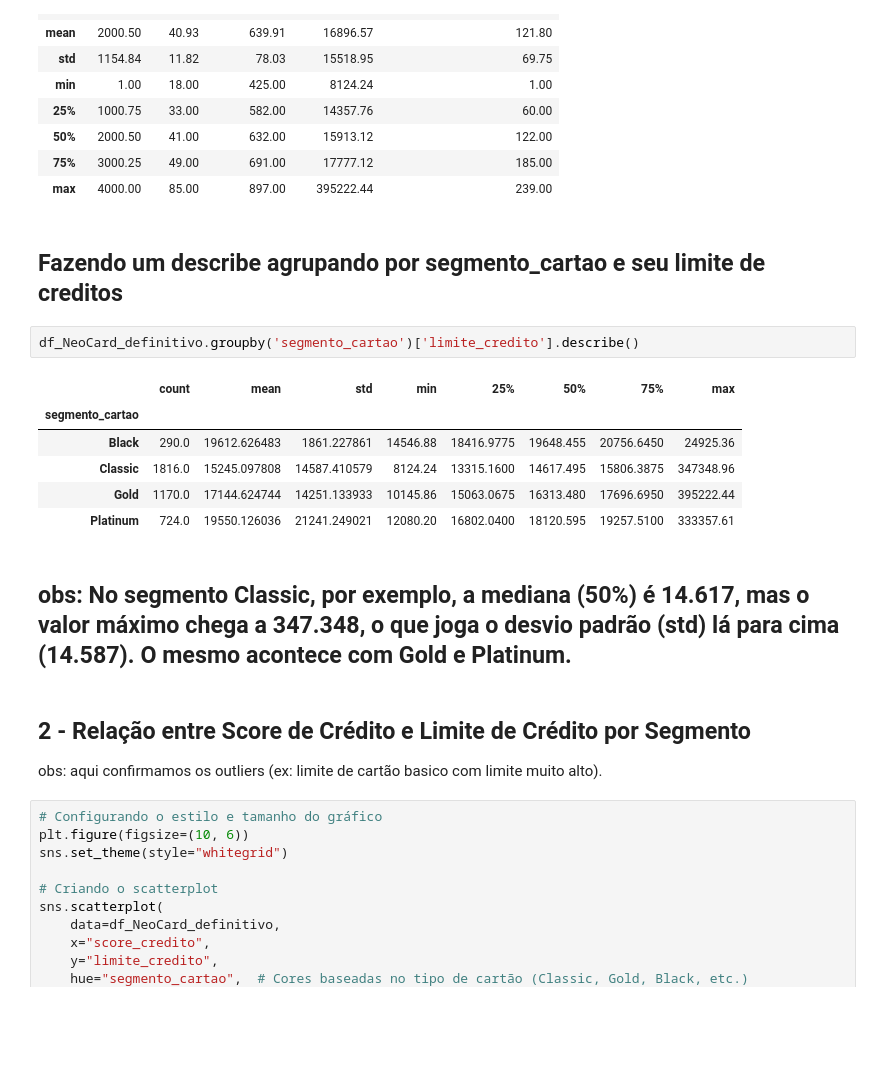
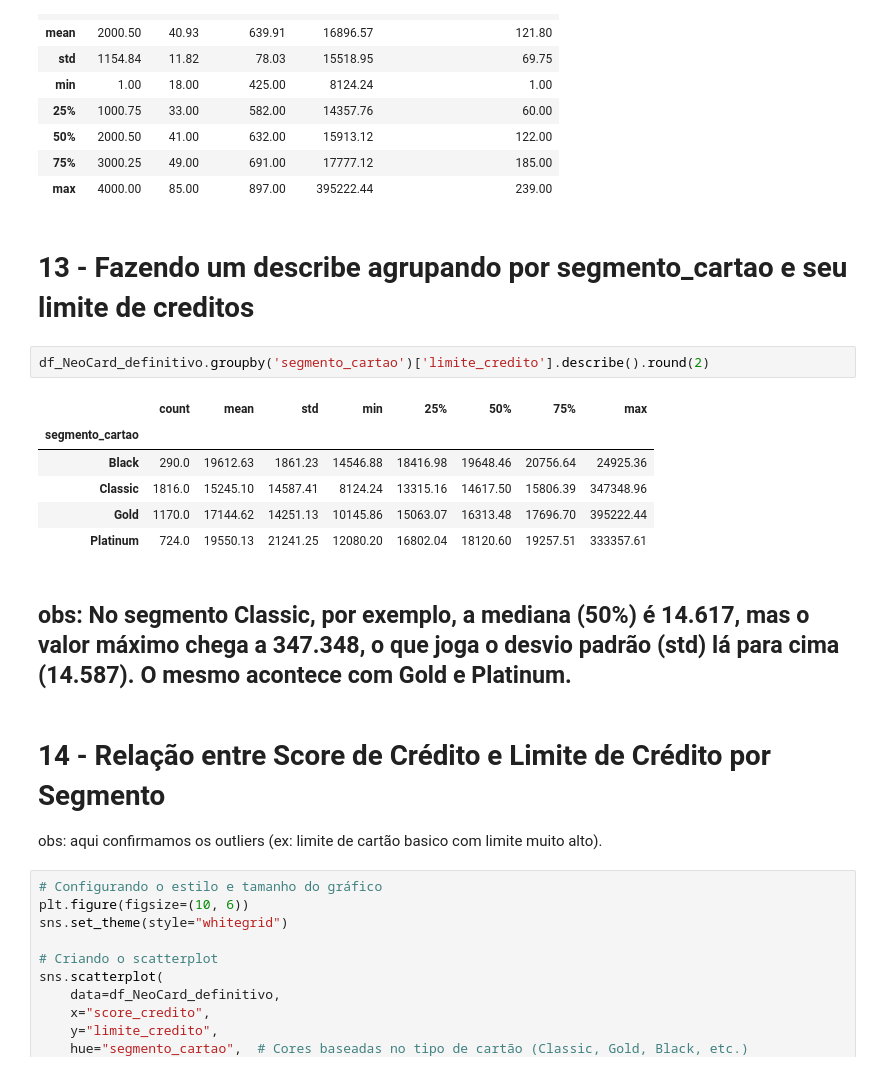
Before and after one commit to pedrojrcruz30-code/PROJETO_FINAL_CONTINUADA, a Jupyter notebook: projeto_final_continuada.ipynb, the cells around one changed output. Saved outputs shown, nothing was run; the diff lists cells and outputs as text; blank space fills up the shorter version.

```diff
--- a/projeto_final_continuada.ipynb
+++ b/projeto_final_continuada.ipynb
@@ -462,20 +460,20 @@ df_NeoCard_definitivo.describe().round(2)
 | 75% | 3000.25 | 49.00 | 691.00 | 17777.12 | 185.00 |
 | max | 4000.00 | 85.00 | 897.00 | 395222.44 | 239.00 |
 # %% [markdown]
-## Fazendo um describe agrupando por segmento_cartao e seu limite de creditos
+# 13 - Fazendo um describe agrupando por segmento_cartao e seu limite de creditos
 # %%
-df_NeoCard_definitivo.groupby('segmento_cartao')['limite_credito'].describe()
+df_NeoCard_definitivo.groupby('segmento_cartao')['limite_credito'].describe().round(2)
 # %% [output]
 |  | count | mean | std | min | 25% | 50% | 75% | max |
 | segmento_cartao |  |  |  |  |  |  |  |  |
-| Black | 290.0 | 19612.626483 | 1861.227861 | 14546.88 | 18416.9775 | 19648.455 | 20756.6450 | 24925.36 |
-| Classic | 1816.0 | 15245.097808 | 14587.410579 | 8124.24 | 13315.1600 | 14617.495 | 15806.3875 | 347348.96 |
-| Gold | 1170.0 | 17144.624744 | 14251.133933 | 10145.86 | 15063.0675 | 16313.480 | 17696.6950 | 395222.44 |
-| Platinum | 724.0 | 19550.126036 | 21241.249021 | 12080.20 | 16802.0400 | 18120.595 | 19257.5100 | 333357.61 |
+| Black | 290.0 | 19612.63 | 1861.23 | 14546.88 | 18416.98 | 19648.46 | 20756.64 | 24925.36 |
+| Classic | 1816.0 | 15245.10 | 14587.41 | 8124.24 | 13315.16 | 14617.50 | 15806.39 | 347348.96 |
+| Gold | 1170.0 | 17144.62 | 14251.13 | 10145.86 | 15063.07 | 16313.48 | 17696.70 | 395222.44 |
+| Platinum | 724.0 | 19550.13 | 21241.25 | 12080.20 | 16802.04 | 18120.60 | 19257.51 | 333357.61 |
 # %% [markdown]
 ## obs: No segmento Classic, por exemplo, a mediana (50%) é 14.617, mas o valor máximo chega a 347.348, o que joga o desvio padrão (std) lá para cima (14.587). O mesmo acontece com Gold e Platinum.
 # %% [markdown]
-## 2 - Relação entre Score de Crédito e Limite de Crédito por Segmento
+# 14 - Relação entre Score de Crédito e Limite de Crédito por Segmento
 obs: aqui confirmamos os outliers (ex: limite de cartão basico com limite muito alto).
 # %%
 # Configurando o estilo e tamanho do gráfico
```
Also changed, not shown: parts of 44 cells of this notebook.
